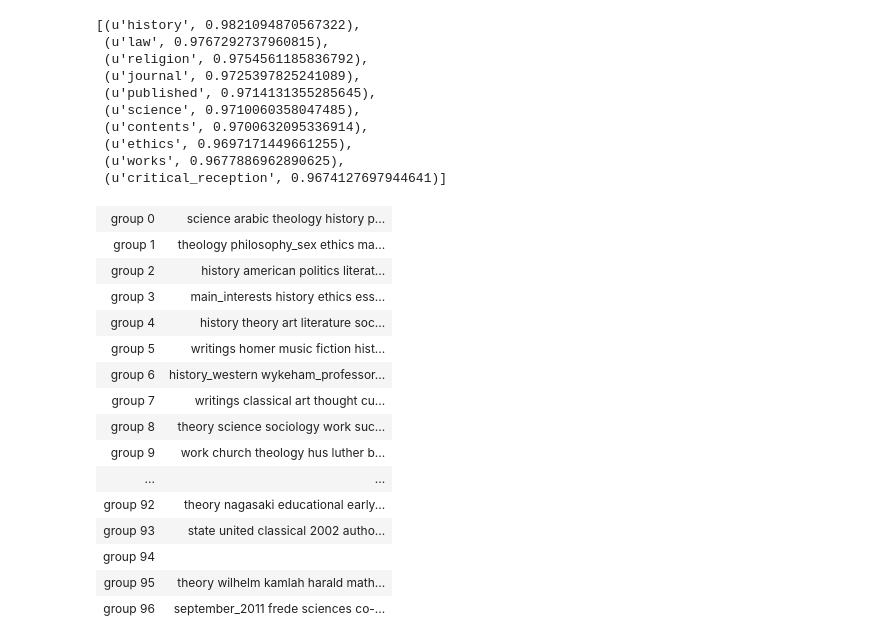
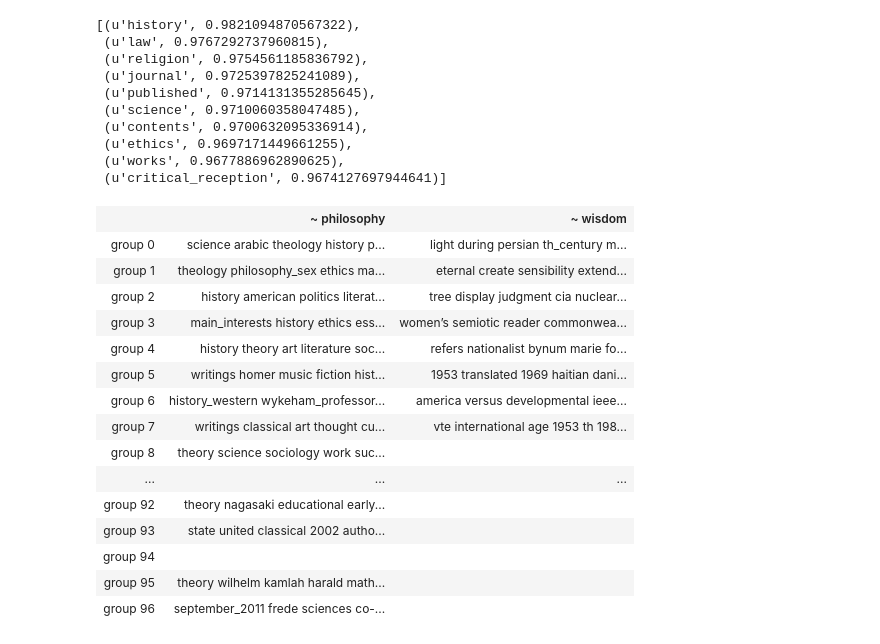
Before and after one commit to taniki/comp.soc-of-philosophy, a Jupyter notebook: communities to word2vec.ipynb, the cells around one changed output. Saved outputs shown, nothing was run; the diff lists cells and outputs as text; code cells hidden in the pictures.

Commit message:
community/word2vec ~ wisdom

```diff
--- a/communities to word2vec.ipynb
+++ b/communities to word2vec.ipynb
@@ -104,41 +104,54 @@ q("philosophy", 16)
 # %%
 def print_groups(communities):
     html = "<table>"
 
-    for c, words in communities:
-        html += "<tr><td style=\"width: 100px; text-align: center; \"><h3>group %s</h3></td><td><ul>" % (c)
-        html += "\n".join([ "<li>%s</li>" % word for word, score in words ])
-        html += "</ul></td></tr>"
+    html += """
+    <tr>
+      <td></td>
+      <th>~ philosophy</td>
+      <th>~ wisdom</td>
+    </tr>
+    """
+
+    for c, philosophy, wisdom in communities:
+        html += "<tr><td style=\"width: 100px; text-align: center; \"><h3>group %s</h3></td>" % (c)
+        html += "<td><ul>"
+        html += "\n".join([ "<li>%s</li>" % word for word, score in philosophy ])
+        html += "</ul></td>"
+        html += "<td><ul>"
+        html += "\n".join([ "<li>%s</li>" % word for word, score in wisdom ])
+        html += "</ul></td>"
+        html += "</tr>"
 
     html += "</table>"
 
     display(HTML(html))
 
 def q(query, community_id):
   model = models.word2vec.Word2Vec.load("models/word2vec/community.%s.txt" % community_id)
 
   try:
     result = model.most_similar(query)
   except:
     result = []
 
   return result
 
-print_groups(map(lambda k: (k, q("philosophy", k)) , sorted([ int(k) for k in communities.keys()])))
+print_groups(map(lambda k: (k, q("philosophy", k), q("wisdom", k)) , sorted([ int(k) for k in communities.keys()])))
 # %% [output]
-| group 0 | science arabic theology history p... |
-| group 1 | theology philosophy_sex ethics ma... |
-| group 2 | history american politics literat... |
-| group 3 | main_interests history ethics ess... |
-| group 4 | history theory art literature soc... |
-| group 5 | writings homer music fiction hist... |
-| group 6 | history_western wykeham_professor... |
-| group 7 | writings classical art thought cu... |
-| group 8 | theory science sociology work suc... |
-| group 9 | work church theology hus luther b... |
-| ... | ... |
-| group 92 | theory nagasaki educational early... |
-| group 93 | state united classical 2002 autho... |
-| group 94 |  |
-| group 95 | theory wilhelm kamlah harald math... |
-| group 96 | september_2011 frede sciences co-... |
+|  | ~ philosophy | ~ wisdom |
+| group 0 | science arabic theology history p... | light during persian th_century m... |
+| group 1 | theology philosophy_sex ethics ma... | eternal create sensibility extend... |
+| group 2 | history american politics literat... | tree display judgment cia nuclear... |
+| group 3 | main_interests history ethics ess... | women’s semiotic reader commonwea... |
+| group 4 | history theory art literature soc... | refers nationalist bynum marie fo... |
+| group 5 | writings homer music fiction hist... | 1953 translated 1969 haitian dani... |
+| group 6 | history_western wykeham_professor... | america versus developmental ieee... |
+| group 7 | writings classical art thought cu... | vte international age 1953 th 198... |
+| group 8 | theory science sociology work suc... |  |
+| ... | ... | ... |
+| group 92 | theory nagasaki educational early... |  |
+| group 93 | state united classical 2002 autho... |  |
+| group 94 |  |  |
+| group 95 | theory wilhelm kamlah harald math... |  |
+| group 96 | september_2011 frede sciences co-... |  |
```
